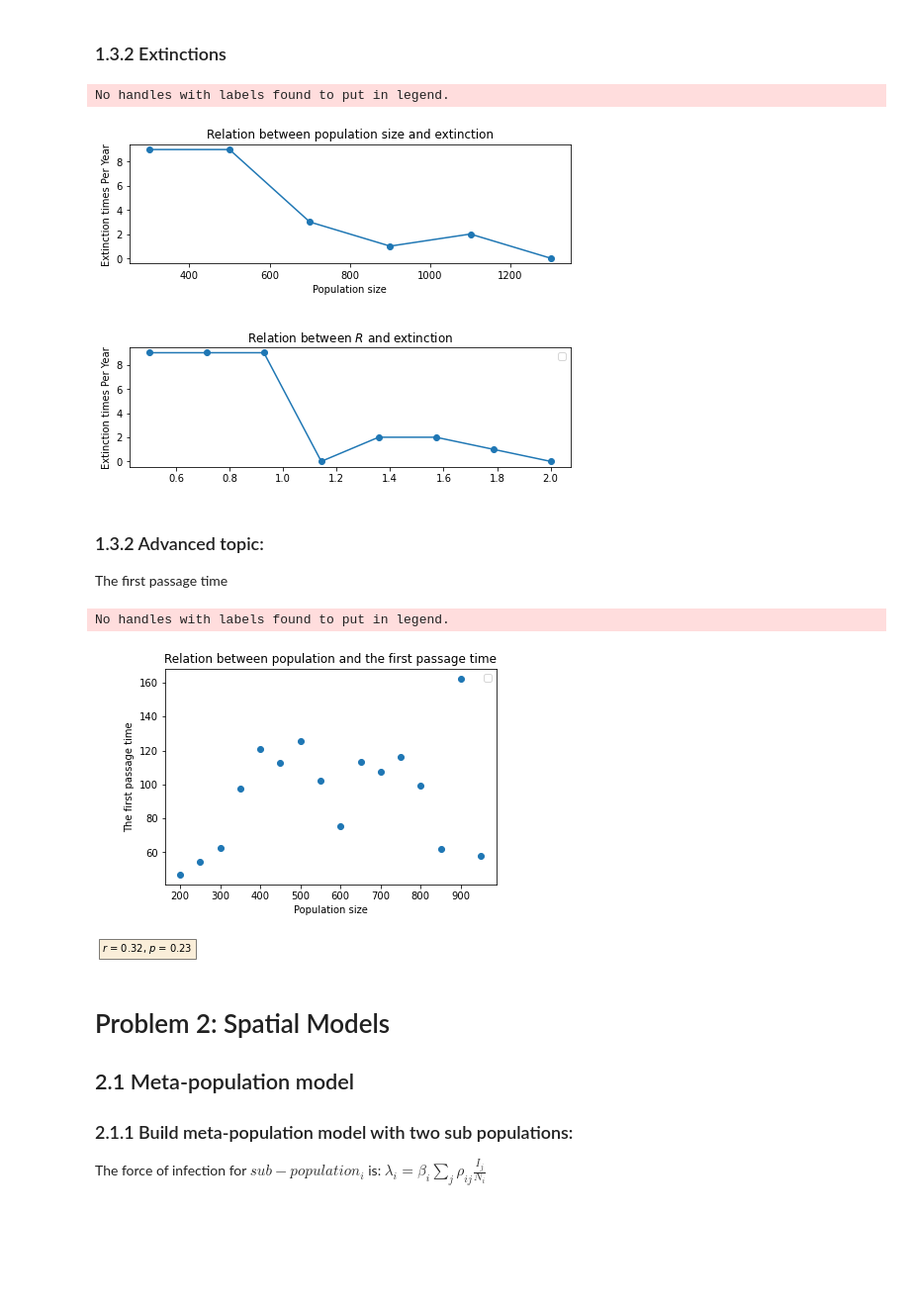
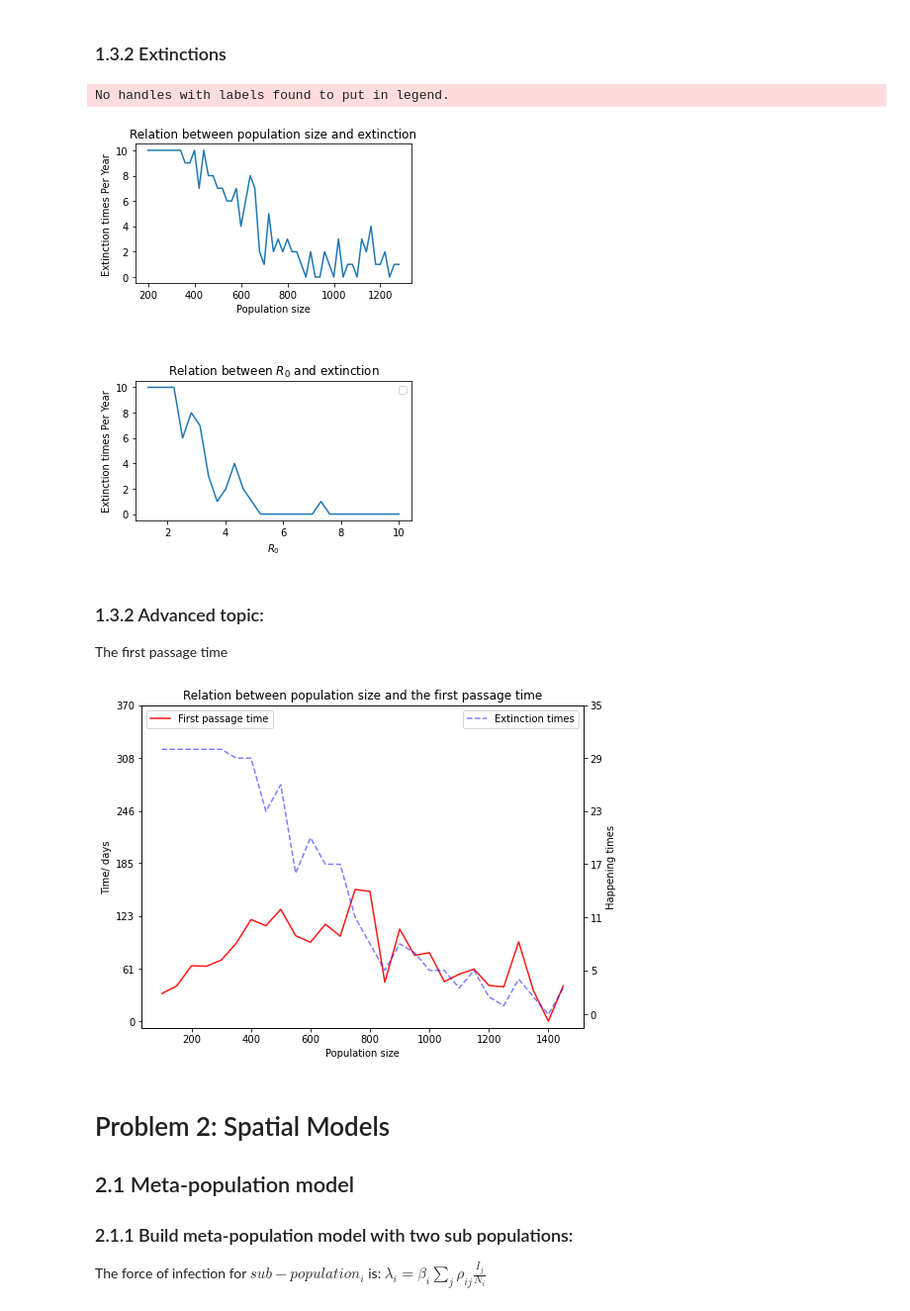
Before and after one commit to 2211064636/Introduction_to_Computational_Science, a Jupyter notebook: assigment2.ipynb, the cells around one changed output. Shown at 99% size. Saved outputs shown, nothing was run; the diff lists cells and outputs as text; code cells hidden in the pictures; blank space fills up the shorter version.

```diff
--- a/assigment2.ipynb
+++ b/assigment2.ipynb
@@ -376,7 +386,7 @@ plt.show()
 ### 1.3.2 Extinctions
 # %%
 # Set the initial values
-S0_list = np.arange(300,1500,200)
+S0_list = np.arange(200,1300,20)
 I0 = 5
 R0_r = 0
 beta = 1.4
@@ -397,45 +407,46 @@ for i in S0_list:
         for k in results[2]:
             if k == 0:
                 times = times + 1
                 break
     times_total1.append(times)
 
 # Explore the R0
-beta_list = np.linspace(0.5, 2, 8)
+beta_list = np.linspace(0.4, 3, 30)
 for i in beta_list:
     times = 0
     for j in range(10):
 
         # Stochasitc model
         results = SIR_demography(1000, I0, R0_r, i, gamma, mu, epsilon, t_stop).events()
         for k in results[2]:
             if k == 0:
                 times = times + 1
                 break
     times_total2.append(times)
 
 
-fig, ax = plt.subplots(2, 1, figsize = [8, 6])
-ax[0].plot(S0_list, times_total1,'-o')
-ax[1].plot(beta_list, times_total2,'-o')
+fig, ax = plt.subplots(2, 1, figsize = [5, 7])
+ax[0].plot(S0_list, times_total1,'-')
+ax[1].plot([i/gamma for i in beta_list], times_total2,'-')
 fig.subplots_adjust(hspace = 0.7, wspace = 0.2)
 ax[0].set_xlabel("Population size")
 ax[0].set_ylabel("Extinction times Per Year")
 ax[0].set_title("Relation between population size and extinction")
+ax[1].set_xlabel("$R_0$")
 ax[1].set_ylabel("Extinction times Per Year")
-ax[1].set_title("Relation between $R\0$ and extinction")
+ax[1].set_title("Relation between $R_0$ and extinction")
 plt.legend()
 plt.savefig('e_8.jpg',dpi=200)
 # plt.show()
 # %% [output]
 No handles with labels found to put in legend.
-[figure, old version]
+[figure, new version]
 # %% [markdown]
 ### 1.3.2 Advanced topic:
  The first passage time
 # %%
 # Set the initial values
-S0_list = np.arange(200,1000,50)
+S0_list = np.arange(100,1500, 50)
 I0 = 5
 R0_r = 0
 beta = 1.4
@@ -444,6 +455,7 @@ mu=1/60
 epsilon = 0
 t_stop = 365
 times_total = []
+n_total = []
 
 for i in S0_list:
     n = 0
@@ -462,23 +474,36 @@ for i in S0_list:
     if n != 0:
         times = times / n
         times_total.append(times)
-
+        n_total.append(n)
     elif n == 0:
         times_total.append(0)
+        n_total.append(0)
 
-r1, p1 = stats.pearsonr(S0_list, times_total)
-plt.scatter(S0_list, times_total)
-plt.text(6,1.5, "$r$ = " + str(round(r1, 2)) + ", $p$ = " + str(round(p1, 2)), bbox = dict(boxstyle = "square", facecolor = 'wheat', edgecolor = 'black', alpha = 0.5),fontsize = 10)
+
+# r1, p1 = stats.pearsonr(S0_list, times_total)
+fig = plt.figure(figsize=(8,6))
+ax1 = fig.add_subplot(111)
+ax1.plot(S0_list,times_total ,'r-',alpha=0.9,label='First passage time')
 plt.xlabel("Population size")
-plt.ylabel("The first passage time")
-plt.title("Relation between population and the first passage time")
+ax1.set_yticks([int(i) for i in np.linspace(0,370,7)])
+ax1.set_ylabel('Time/ days')
 
+plt.legend(loc=2)
+
+ax2 = ax1.twinx()
+ax2.plot(S0_list,n_total,'b--',alpha=0.5,label='Extinction times')
+ax2.set_yticks([int(i) for i in np.linspace(0,35,7)])
+ax2.set_ylabel('Happening times')
+plt.legend(loc=1)
+
+
+plt.title("Relation between population size and the first passage time")
+# plt.text(1100, -40, "$r$ = " + str(round(r1, 2)) + ", $p$ = " + str(round(p1, 2)), bbox = dict(boxstyle = "square", facecolor = 'wheat', edgecolor = 'black', alpha = 0.5),fontsize = 10)
 plt.legend()
 plt.savefig('e_9.jpg',dpi=200)
 # plt.show()
 # %% [output]
-No handles with labels found to put in legend.
-[figure, old version]
+[figure, new version]
 # %% [markdown]
 # Problem 2: Spatial Models
 ## 2.1 Meta-population model
```
Also changed, not shown: parts of 9 cells of this notebook.
